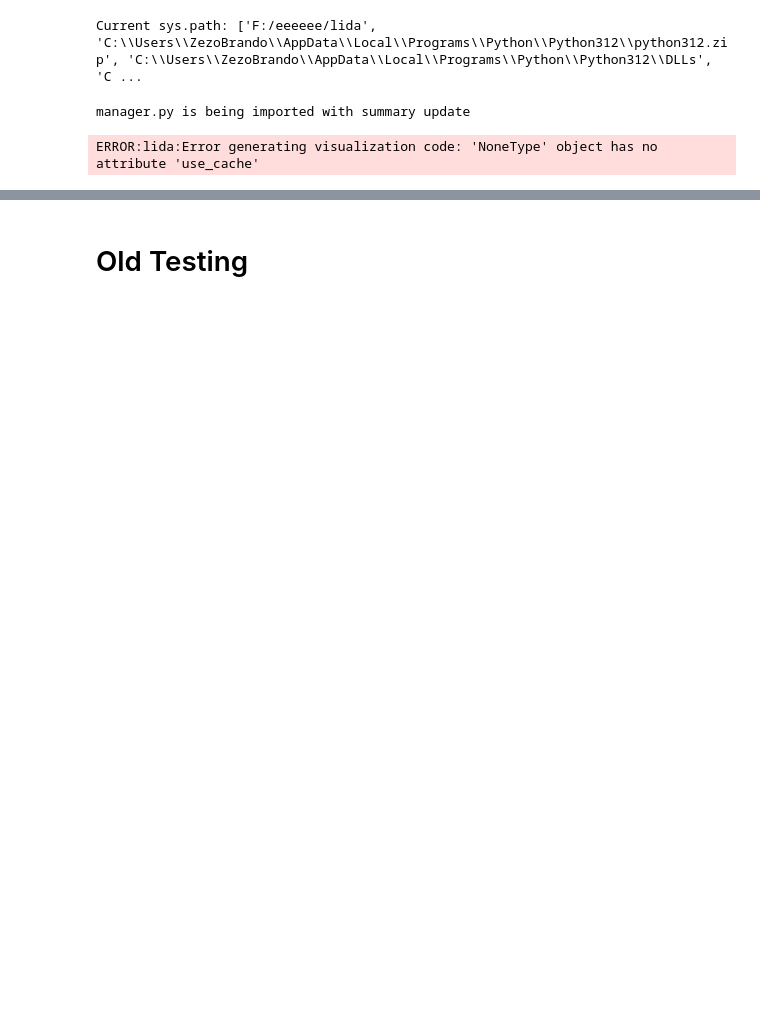
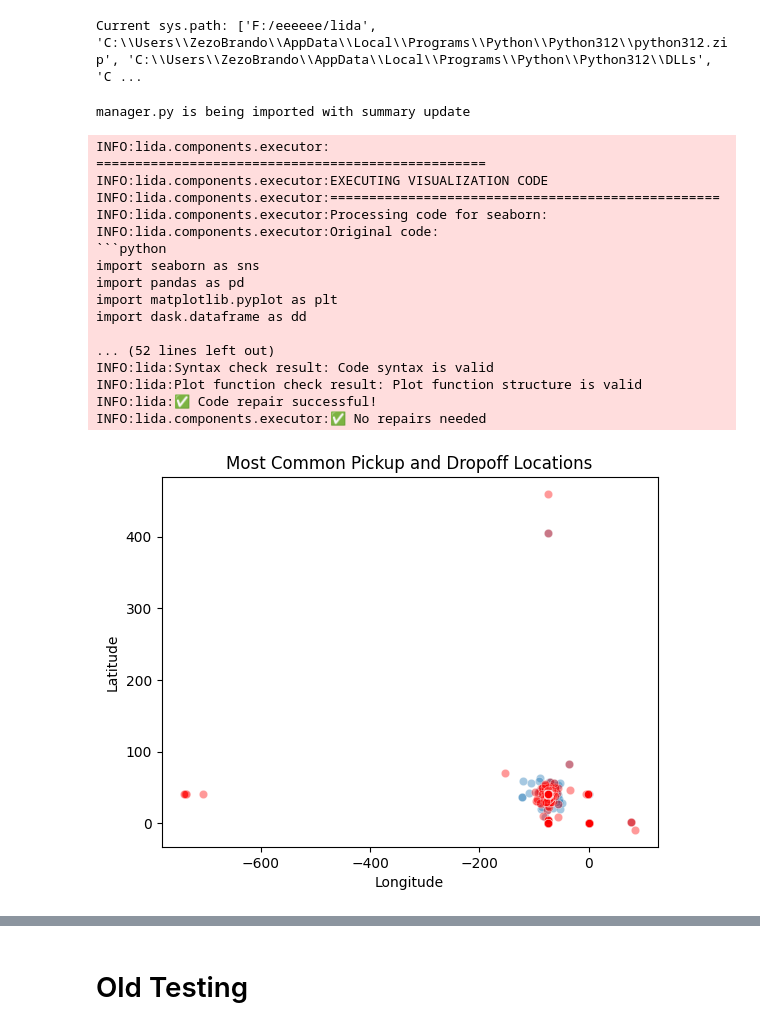
Before and after one commit to Raijin-ZD/lida, a Jupyter notebook: LidaTestingAfterDask_Datashader (1).ipynb, the cells around one changed output, grey strips where cells are left out. Saved outputs shown, nothing was run; the diff lists cells and outputs as text; code cells hidden in the pictures; blank space fills up the shorter version.

````diff
--- a/LidaTestingAfterDask_Datashader (1).ipynb
+++ b/LidaTestingAfterDask_Datashader (1).ipynb
@@ -65,4 +66,4 @@ Loading data as a Dask DataFrame.
 # %%
 #df = read_dataframe("F:/eeeeee/lida/data.csv")  # or any other dataset
 # %%
-df1 = read_dataframe('F:/eeeeee/lida/california_housing_train.csv')
+#df1 = read_dataframe('F:/eeeeee/lida/california_housing_train.csv')
@@ -189,9 +204,4 @@ importlib.reload(lida.components.manager)
 from lida.components.manager import Manager
 # %% [output]
 manager.py is being imported with summary update
-# %%
-viz_gen = VizGenerator()
-code = viz_gen.generate(summary=summary, goal=goals[0], library="seaborn")
-# %% [output]
-ERROR:lida:Error generating visualization code: 'NoneType' object has no attribute 'use_cache'
 # %%
@@ -200,0 +299,29 @@ viz_gen = VizGenerator(model_type='cohere',
+# %%
+charts = manager.visualize(
+    data=df1,
+    summary=summary,
+    goal=goals[4],  # or any other goal from the list
+    textgen_config=textgen_config,
+    library='seaborn',
+    return_error=True
+)
+charts[0]
+# %% [output]
+INFO:lida.components.executor:
+==================================================
+INFO:lida.components.executor:EXECUTING VISUALIZATION CODE
+INFO:lida.components.executor:==================================================
+INFO:lida.components.executor:Processing code for seaborn:
+INFO:lida.components.executor:Original code:
+```python
+import seaborn as sns
+import pandas as pd
+import matplotlib.pyplot as plt
+import dask.dataframe as dd
+
+... (52 lines left out)
+INFO:lida:Syntax check result: Code syntax is valid
+INFO:lida:Plot function check result: Plot function structure is valid
+INFO:lida:✅ Code repair successful!
+INFO:lida.components.executor:✅ No repairs needed
+[figure, added]
````
Also changed, not shown: parts of 29 cells of this notebook, 3 other files.
